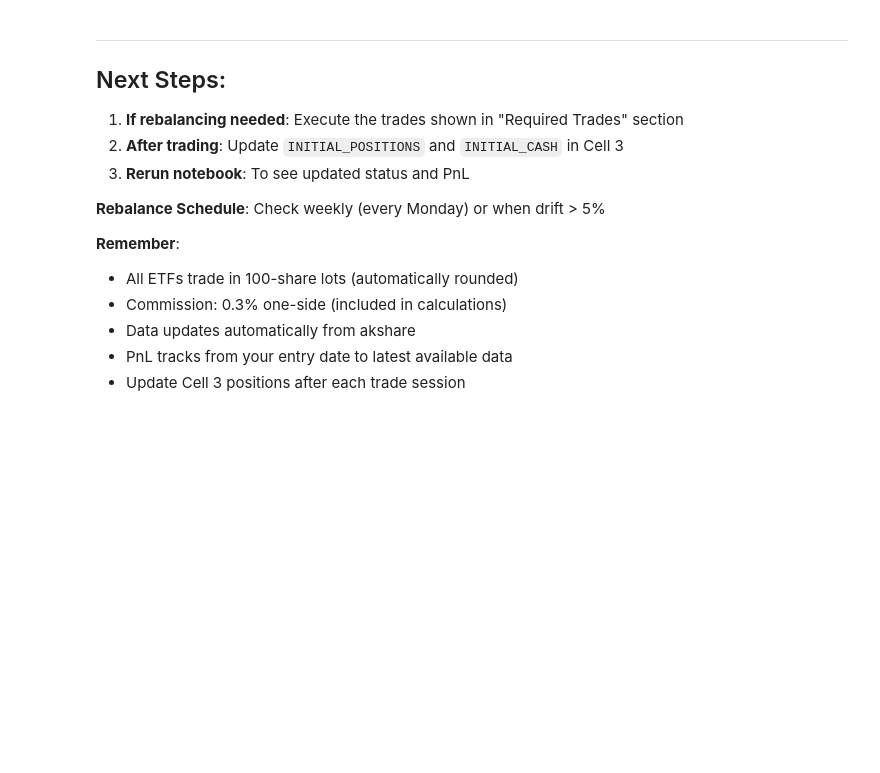
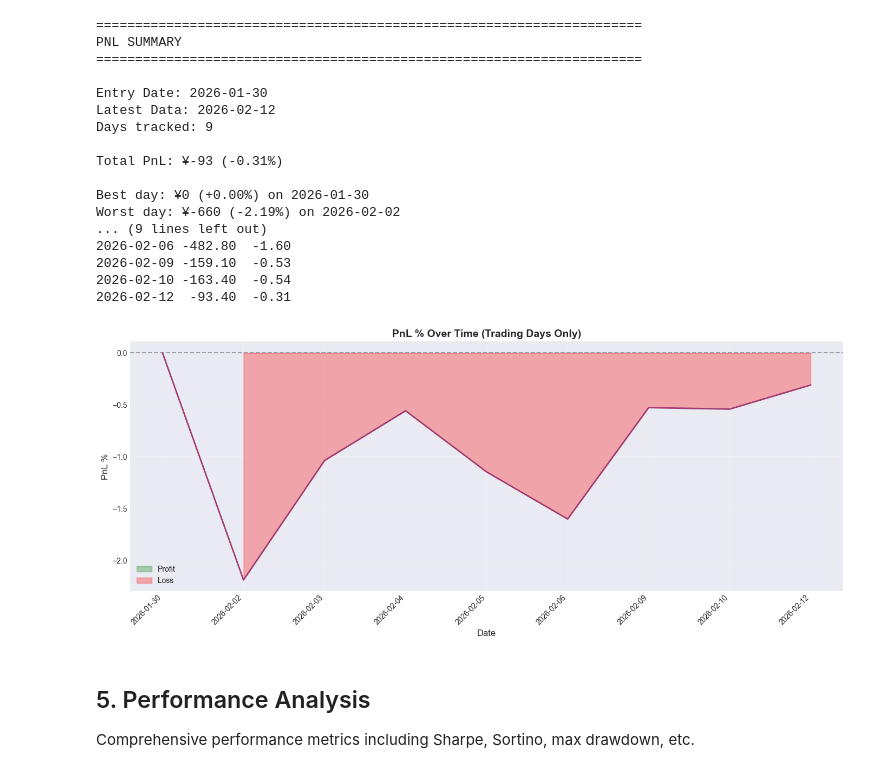
Before and after one commit to dafu-zhu/all-weather, a Jupyter notebook: notebooks/live_portfolio_tracker.ipynb, the cells around one changed output. Saved outputs shown, nothing was run; the diff lists cells and outputs as text; code cells hidden in the pictures; blank space fills up the shorter version.

```diff
--- a/notebooks/live_portfolio_tracker.ipynb
+++ b/notebooks/live_portfolio_tracker.ipynb
@@ -563,17 +219,47 @@ Total PnL: ¥-200 (-0.67%)
-# %% [markdown]
----
-
-## Next Steps:
-
-1. **If rebalancing needed**: Execute the trades shown in "Required Trades" section
-2. **After trading**: Update `INITIAL_POSITIONS` and `INITIAL_CASH` in Cell 3
-3. **Rerun notebook**: To see updated status and PnL
-
-**Rebalance Schedule**: Check weekly (every Monday) or when drift > 5%
-
-**Remember**:
-- All ETFs trade in 100-share lots (automatically rounded)
-- Commission: 0.3% one-side (included in calculations)
-- Data updates automatically from akshare
-- PnL tracks from your entry date to latest available data
-- Update Cell 3 positions after each trade session
+# %%
+# Get PnL data
+pnl_df = portfolio.pnl
+
+if not pnl_df.empty:
+    print_section("PnL Summary")
+    print(f"\nEntry Date: {pnl_df.index[0].date()}")
+    print(f"Latest Data: {pnl_df.index[-1].date()}")
+    print(f"Days tracked: {len(pnl_df)}")
+
+    print(f"\nTotal PnL: {format_currency(pnl_df['PnL'].iloc[-1])} ({pnl_df['PnL %'].iloc[-1]:+.2f}%)")
+
+    if len(pnl_df) > 1:
+        print(f"\nBest day: {format_currency(pnl_df['PnL'].max())} ({pnl_df['PnL %'].max():+.2f}%) on {pnl_df['PnL'].idxmax().date()}")
+        print(f"Worst day: {format_currency(pnl_df['PnL'].min())} ({pnl_df['PnL %'].min():+.2f}%) on {pnl_df['PnL'].idxmin().date()}")
+
+    print("\nRecent PnL:")
+    print(pnl_df.tail(10).to_string(float_format=lambda x: f'{x:,.2f}'))
+
+    # Plot PnL %
+    print("\n")
+    portfolio.plot_pnl()
+else:
+    print("No PnL data available (no trades yet)")
+# %% [output]
+======================================================================
+PNL SUMMARY
+======================================================================
+
+Entry Date: 2026-01-30
+Latest Data: 2026-02-12
+Days tracked: 9
+
+Total PnL: ¥-93 (-0.31%)
+
+Best day: ¥0 (+0.00%) on 2026-01-30
+Worst day: ¥-660 (-2.19%) on 2026-02-02
+... (9 lines left out)
+2026-02-06 -482.80  -1.60
+2026-02-09 -159.10  -0.53
+2026-02-10 -163.40  -0.54
+2026-02-12  -93.40  -0.31
+[figure, added]
+# %% [markdown]
+## 5. Performance Analysis
+
+Comprehensive performance metrics including Sharpe, Sortino, max drawdown, etc.
```
Also changed, not shown: parts of 25 cells of this notebook, 1 other file.
